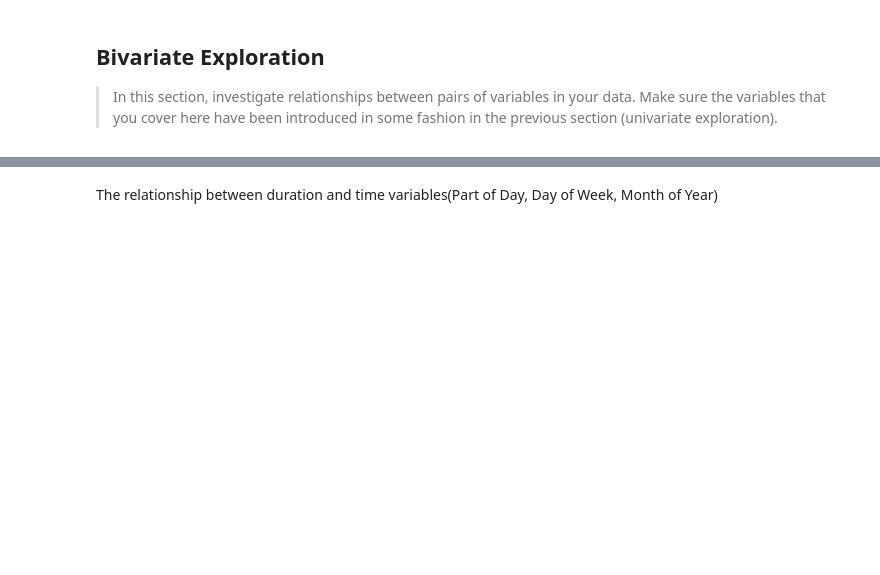
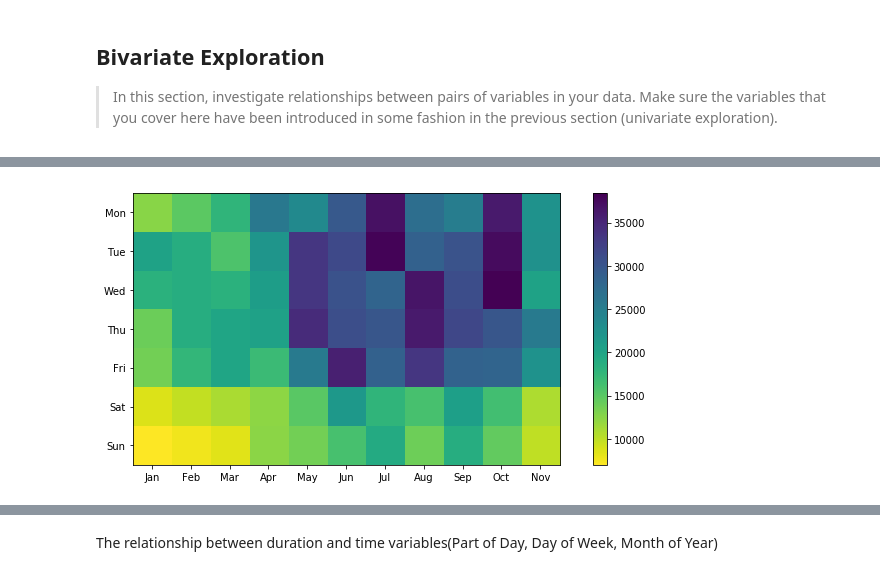
Before and after one commit to kf-wong/prj_communicate_data_findings, a Jupyter notebook: exploration_template.ipynb, the cells around one changed output, grey strips where cells are left out. Cells and saved outputs as stored; diff of their text form; code cells hidden in the pictures; blank space fills up the shorter version.

```diff
--- a/exploration_template.ipynb
+++ b/exploration_template.ipynb
@@ -460,0 +436,13 @@ Name: duration_sec, dtype: float64
+# %%
+# groupby(['start_month','start_hour'])['bike_id'].count()
+month_week = trips_clean.pivot_table(index='start_day_of_week', columns='start_month', aggfunc='count')
+week_hour = trips_clean.pivot_table(index='start_day_of_week', columns='start_hour', aggfunc='count')
+# %%
+plt.figure(figsize=[12, 5])
+plt.imshow(month_week['bike_id'], cmap='viridis_r')
+plt.xticks(np.arange(0,11),ordinal_var_dict['month'])
+plt.yticks(np.arange(0,7), ordinal_var_dict['day_of_week'])
+plt.colorbar()
+plt.show()
+# %% [output]
+[figure, added]
```
Also changed, not shown: parts of 60 cells of this notebook, 1 other file.
